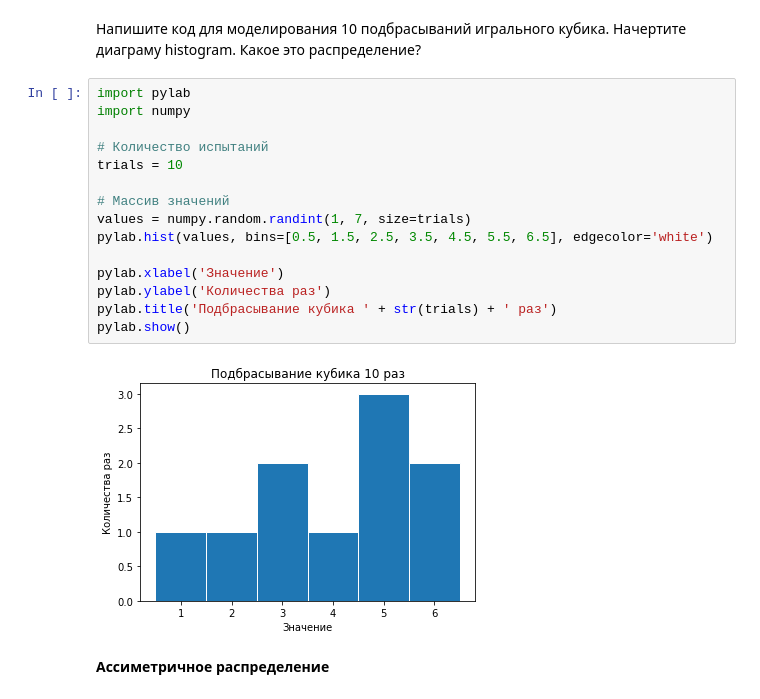
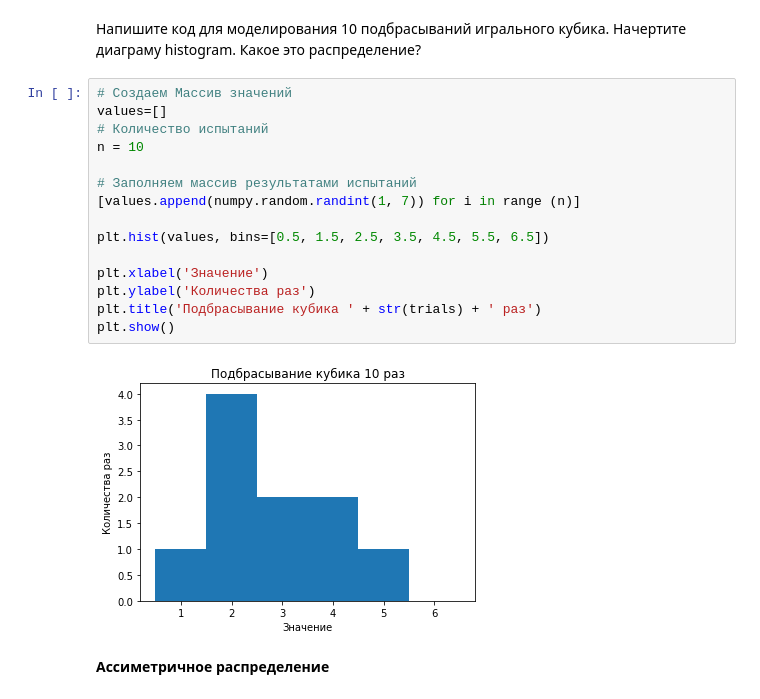
Before and after one commit to Bull6/Automated_Information_Processing_Systems, a Jupyter notebook: H.W.7_Statistics plus (Many data in Diagrams).ipynb, the cells around one changed output. Saved outputs shown, nothing was run; the diff lists cells and outputs as text.

```diff
--- a/hw7.ipynb
+++ b/H.W.7_Statistics plus (Many data in Diagrams).ipynb
@@ -224,22 +224,22 @@ plt.show()
 # %% [markdown]
 Напишите код для моделирования 10 подбрасываний игрального кубика. Начертите диаграму histogram. Какое это распределение?
 # %%
-import pylab
-import numpy
+# Создаем Массив значений
+values=[]
+# Количество испытаний
+n = 10
 
-# Количество испытаний
-trials = 10
+# Заполняем массив результатами испытаний
+[values.append(numpy.random.randint(1, 7)) for i in range (n)]
 
-# Массив значений
-values = numpy.random.randint(1, 7, size=trials)
-pylab.hist(values, bins=[0.5, 1.5, 2.5, 3.5, 4.5, 5.5, 6.5], edgecolor='white')
+plt.hist(values, bins=[0.5, 1.5, 2.5, 3.5, 4.5, 5.5, 6.5])
 
-pylab.xlabel('Значение')
-pylab.ylabel('Количества раз')
-pylab.title('Подбрасывание кубика ' + str(trials) + ' раз')
-pylab.show()
+plt.xlabel('Значение')
+plt.ylabel('Количества раз')
+plt.title('Подбрасывание кубика ' + str(trials) + ' раз')
+plt.show()
 # %% [output]
-[figure, old version]
+[figure, new version]
 # %% [markdown]
 **Ассиметричное распределение**
 # %% [markdown]
```
Also changed, not shown: parts of 11 cells of this notebook, 10 other files.
